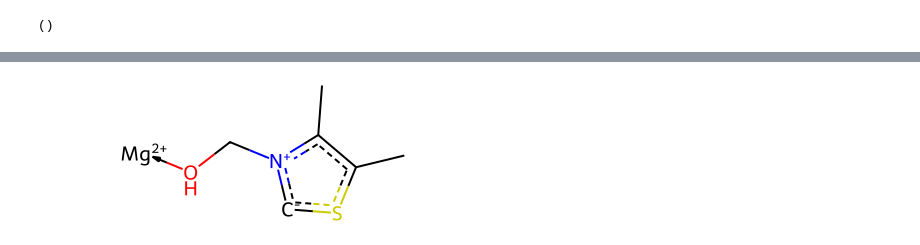
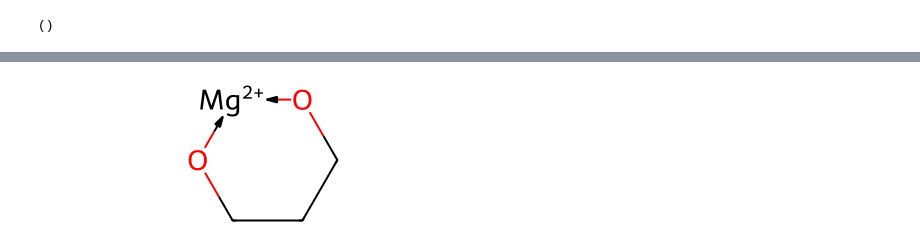
Before and after one commit to stefanpate/enz-rxn-data, a Jupyter notebook: explore_mechanism.ipynb, the cells around one changed output, grey strips where cells are left out. Cells and saved outputs as stored; diff of their text form; code cells hidden in the pictures.

```diff
--- a/explore_mechanism.ipynb
+++ b/explore_mechanism.ipynb
@@ -211,14 +211,10 @@ rmol.GetSubstructMatch(qmol)
 # %% [output]
 ()
 # %%
-lrule = '[cH]1sc(C)c(C)[n+](CO->[Mg+2])1'
-rrule = '[c-]1sc(C)c(C)[n+](CO->[Mg+2])1.[H]'
+lrule = '[C:1]1[C:2]([C:3])[C:4][O:5]->[Mg+2:6]<-[O:7]1'
+rrule = '[C:1]1[C:2][C:4][O:5]->[Mg+2:6]<-[O:7]1.[C:3]'
 lmol = Chem.MolFromSmiles(lrule)
 rmol = Chem.MolFromSmiles(rrule)
-for atom in lmol.GetAtoms():
-    atom.SetAtomMapNum(atom.GetIdx() + 1)
-for atom in rmol.GetAtoms():
-    atom.SetAtomMapNum(atom.GetIdx() + 1)
 rule = Chem.MolToSmarts(lmol) + '>>' + Chem.MolToSmarts(rmol)
 rxn = AllChem.ReactionFromSmarts(rule, useSmiles=False)
 rxn.RunReactants([lmol])[0][0]
@@ -228 +222 @@ rxn.RunReactants([lmol])[0][0]
-[figure, old version]
+[figure, new version]
```
Also changed, not shown: parts of 13 cells of this notebook.
